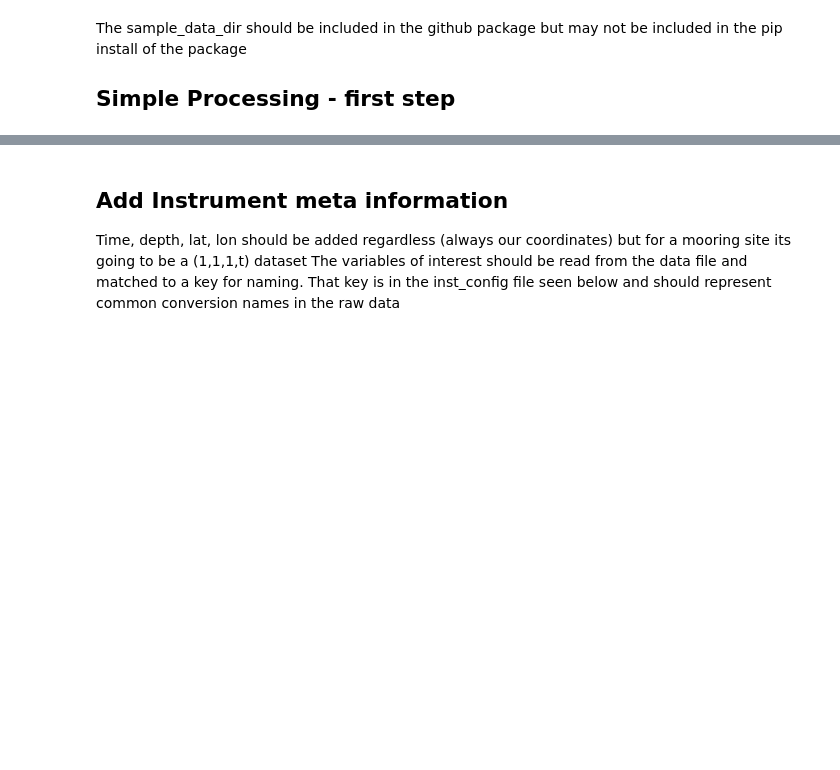
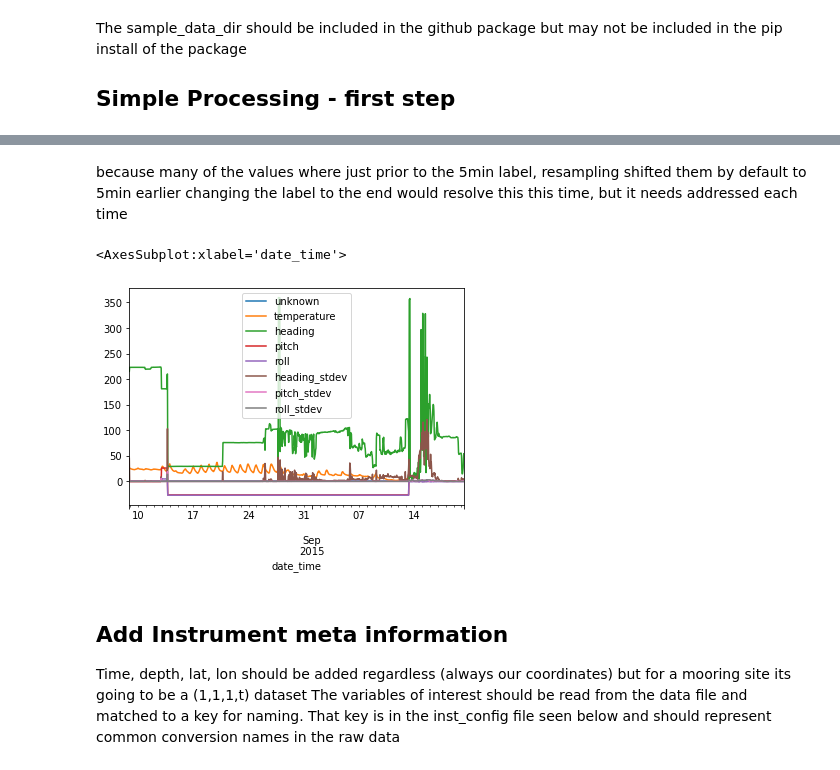
Before and after one commit to NOAA-PMEL/EcoFOCIpy, a Jupyter notebook: notebooks/EcoFOCIpy_adcp_example.ipynb, the cells around one changed output, grey strips where cells are left out. Drawn from its saved outputs; the diff is of its cells as text; code cells hidden in the pictures; blank space fills up the shorter version.

```diff
--- a/notebooks/EcoFOCIpy_adcp_example.ipynb
+++ b/notebooks/EcoFOCIpy_adcp_example.ipynb
@@ -155,0 +184,3 @@ KeyError: 'SBE-56 2453'
+# %%
+adcp_scal_data.index = adcp_scal_data.index.round(freq='1H') #round the time, no interpolation
+adcp_scal_data.head()
@@ -156,3 +195,10 @@ KeyError: 'SBE-56 2453'
+# %% [markdown]
+because many of the values where just prior to the 5min label, resampling shifted them by default to 5min earlier changing the label to the end would resolve this this time, but it needs addressed each time
+# %%
+adcp_scal_data.plot()
+# %% [output]
+<AxesSubplot:xlabel='date_time'>
+[figure, added]
 # %% [markdown]
 ## Add Instrument meta information
 
```
Also changed, not shown: parts of 34 cells of this notebook, 13 other files.
